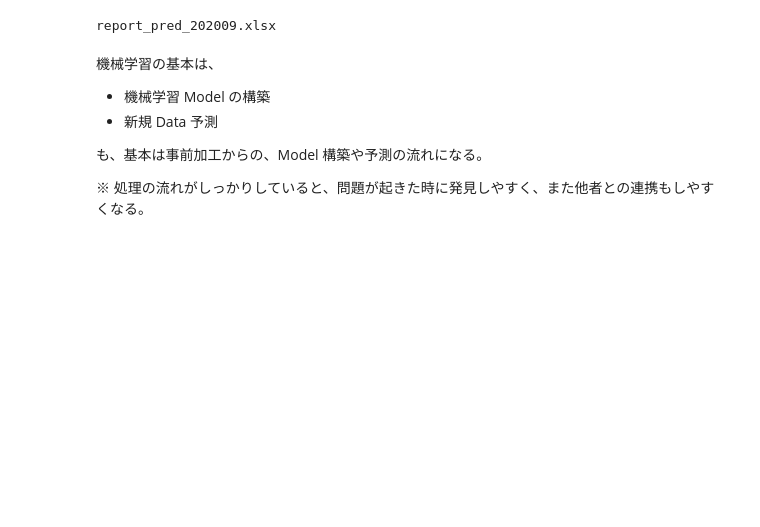
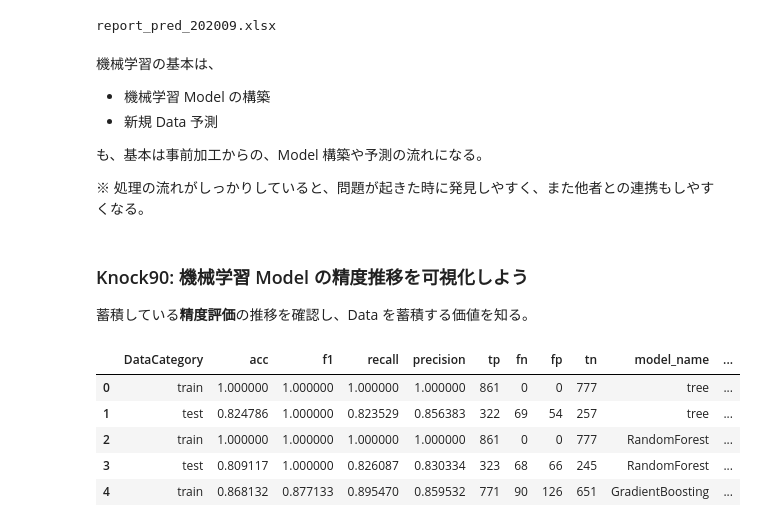
Before and after one commit to 1024xx4/machine_learning_system_100_knocks, a Jupyter notebook: section9/section9.ipynb, the cells around one changed output. Drawn from its saved outputs; the diff is of its cells as text; code cells hidden in the pictures; blank space fills up the shorter version.

```diff
--- a/section9/section9.ipynb
+++ b/section9/section9.ipynb
@@ -461,3 +461,24 @@ report_pred_202009.xlsx
 も、基本は事前加工からの、Model 構築や予測の流れになる。
 
 ※ 処理の流れがしっかりしていると、問題が起きた時に発見しやすく、また他者との連携もしやすくなる。
+# %% [markdown]
+### Knock90: 機械学習 Model の精度推移を可視化しよう
+蓄積している**精度評価**の推移を確認し、Data を蓄積する価値を知る。
+# %%
+# Model 精度評価結果の結合
+ml_results_dirs = os.listdir(output_ml_result_dir)
+score_all = []
+for ml_results_dir in ml_results_dirs:
+    score_file_path = os.path.join(output_ml_result_dir, ml_results_dir, 'score.csv')
+    score_monthly = pd.read_csv(score_file_path)
+    score_monthly['dirs'] = ml_results_dir
+    score_all.append(score_monthly)
+score_all = pd.concat(score_all, ignore_index=True)
+score_all.head()
+# %% [output]
+|  | DataCategory | acc | f1 | recall | precision | tp | fn | fp | tn | model_name | ... |
+| 0 | train | 1.000000 | 1.000000 | 1.000000 | 1.000000 | 861 | 0 | 0 | 777 | tree | ... |
+| 1 | test | 0.824786 | 1.000000 | 0.823529 | 0.856383 | 322 | 69 | 54 | 257 | tree | ... |
+| 2 | train | 1.000000 | 1.000000 | 1.000000 | 1.000000 | 861 | 0 | 0 | 777 | RandomForest | ... |
+| 3 | test | 0.809117 | 1.000000 | 0.826087 | 0.830334 | 323 | 68 | 66 | 245 | RandomForest | ... |
+| 4 | train | 0.868132 | 0.877133 | 0.895470 | 0.859532 | 771 | 90 | 126 | 651 | GradientBoosting | ... |
```
Also changed, not shown: parts of 4 cells of this notebook, 1 other file.
